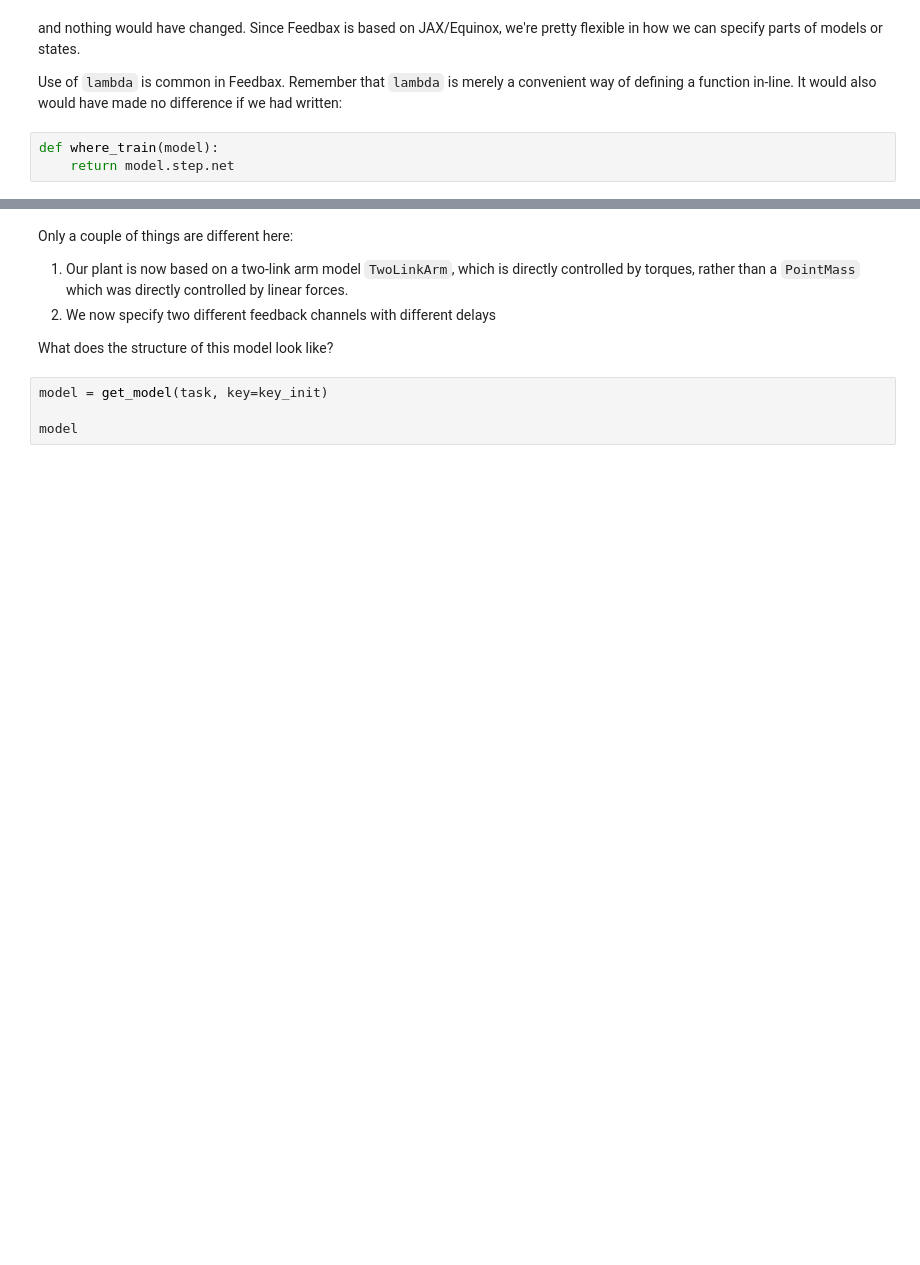
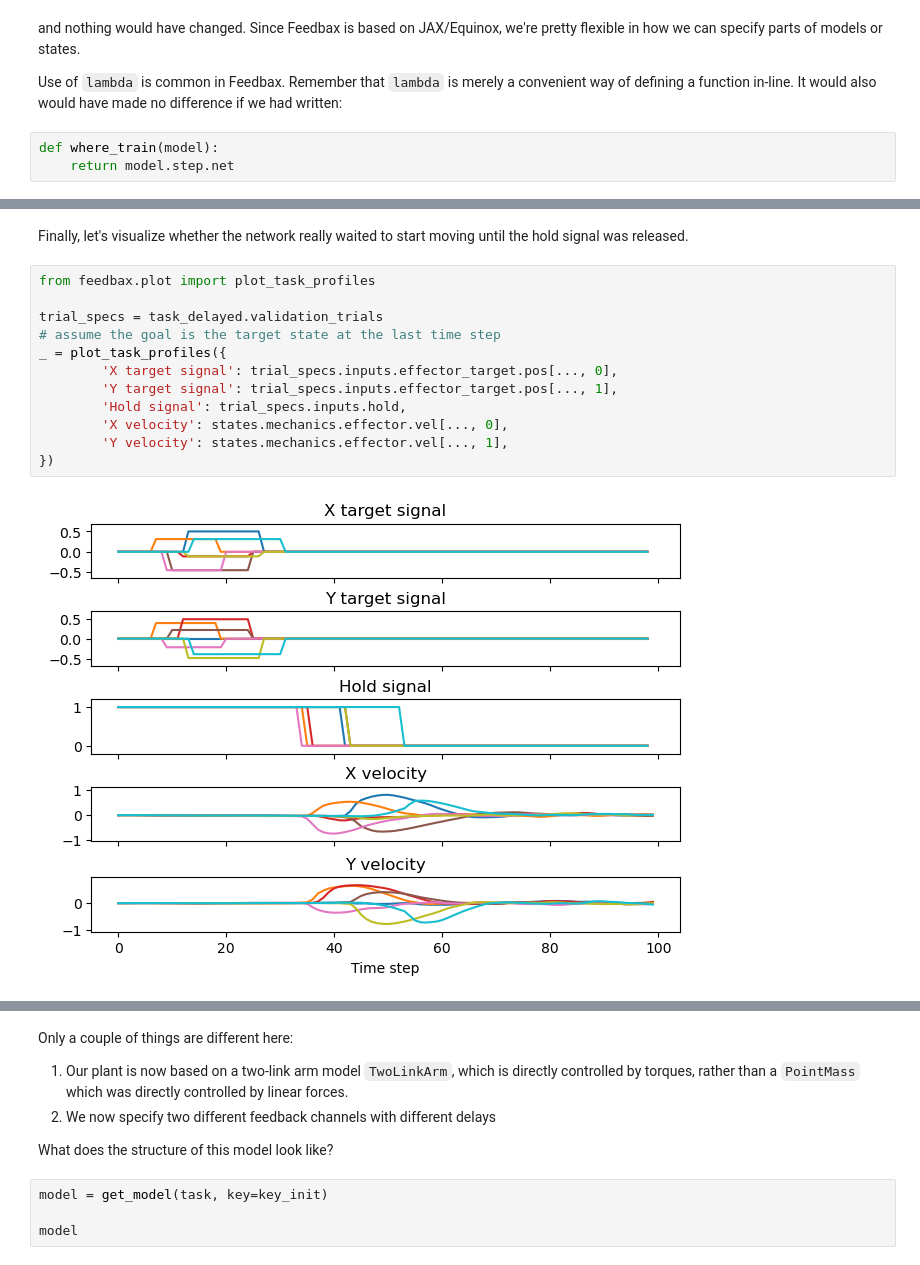
Before and after one commit to mlprt/feedbax, a Jupyter notebook: examples/1_train.ipynb, the cells around one changed output, grey strips where cells are left out. Cells and saved outputs as stored; diff of their text form; blank space fills up the shorter version.

```diff
--- a/examples/1_train.ipynb
+++ b/examples/1_train.ipynb
@@ -278,0 +363,16 @@ TODO: Printing the structure of a state PyTree without instantiating it
+# %% [markdown]
+Finally, let's visualize whether the network really waited to start moving until the hold signal was released.
+# %%
+from feedbax.plot import plot_task_profiles
+
+trial_specs = task_delayed.validation_trials
+# assume the goal is the target state at the last time step
+_ = plot_task_profiles({
+        'X target signal': trial_specs.inputs.effector_target.pos[..., 0],
+        'Y target signal': trial_specs.inputs.effector_target.pos[..., 1],
+        'Hold signal': trial_specs.inputs.hold,
+        'X velocity': states.mechanics.effector.vel[..., 0],
+        'Y velocity': states.mechanics.effector.vel[..., 1],
+})
+# %% [output]
+[figure, added]
```
Also changed, not shown: parts of 28 cells of this notebook, 25 other files.
